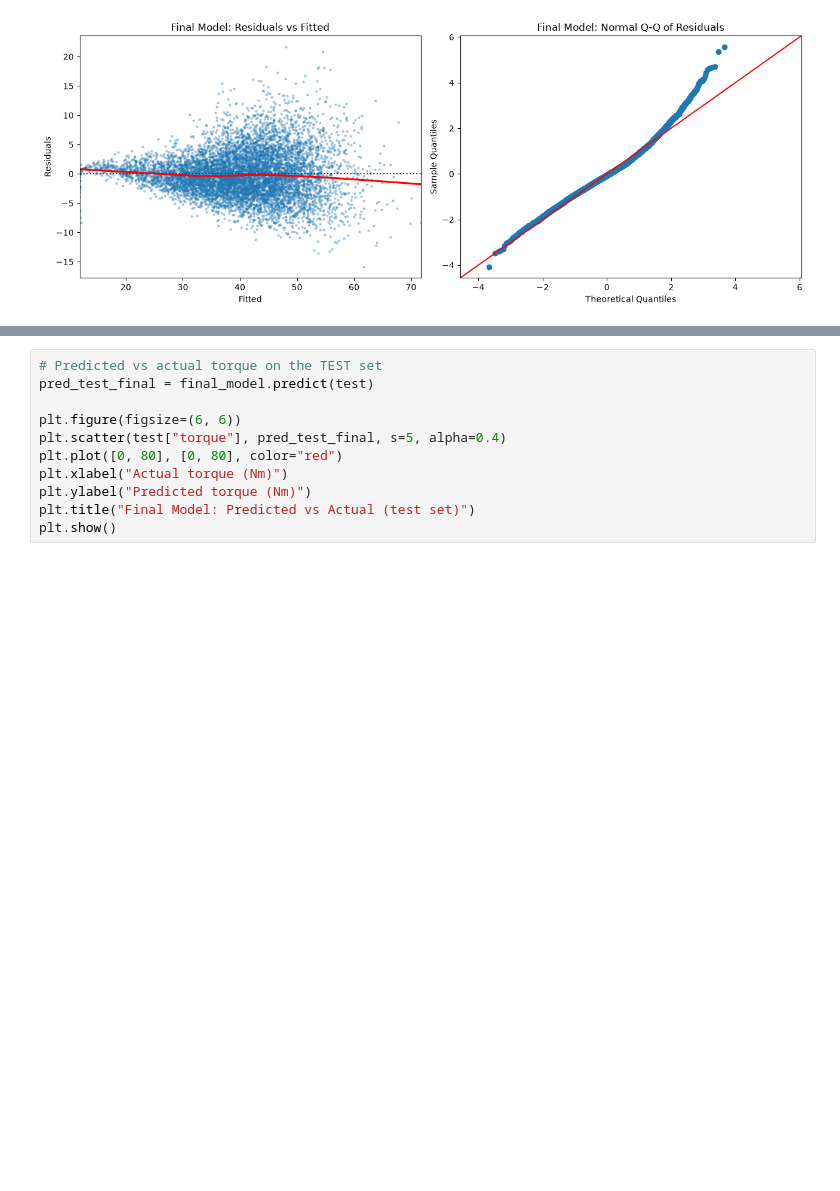
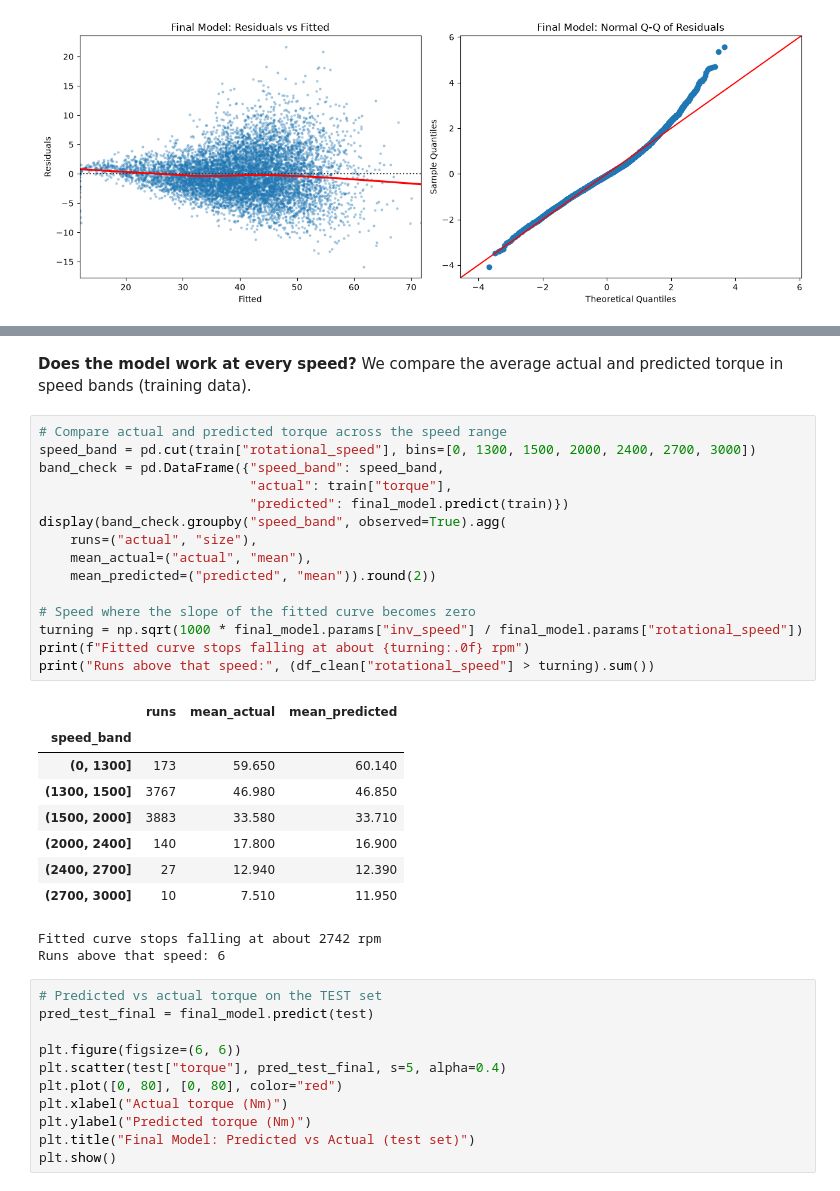
Before and after one commit to DavisenV/Group1-PROG8431-ProblemAnalysis_Workshop_C, a Jupyter notebook: Workshop_C.ipynb, the cells around one changed output, grey strips where cells are left out. Saved outputs shown, nothing was run; the diff lists cells and outputs as text; blank space fills up the shorter version.

```diff
--- a/Workshop_C.ipynb
+++ b/Workshop_C.ipynb
@@ -1557,3 +1574,31 @@ Breusch-Pagan p = 1.28e-150 | residual skew = 0.53
+# %% [markdown]
+**Does the model work at every speed?** We compare the average actual and predicted torque in speed bands (training data).
+# %%
+# Compare actual and predicted torque across the speed range
+speed_band = pd.cut(train["rotational_speed"], bins=[0, 1300, 1500, 2000, 2400, 2700, 3000])
+band_check = pd.DataFrame({"speed_band": speed_band,
+                           "actual": train["torque"],
+                           "predicted": final_model.predict(train)})
+display(band_check.groupby("speed_band", observed=True).agg(
+    runs=("actual", "size"),
+    mean_actual=("actual", "mean"),
+    mean_predicted=("predicted", "mean")).round(2))
+
+# Speed where the slope of the fitted curve becomes zero
+turning = np.sqrt(1000 * final_model.params["inv_speed"] / final_model.params["rotational_speed"])
+print(f"Fitted curve stops falling at about {turning:.0f} rpm")
+print("Runs above that speed:", (df_clean["rotational_speed"] > turning).sum())
+# %% [output]
+|  | runs | mean_actual | mean_predicted |
+| speed_band |  |  |  |
+| (0, 1300] | 173 | 59.650 | 60.140 |
+| (1300, 1500] | 3767 | 46.980 | 46.850 |
+| (1500, 2000] | 3883 | 33.580 | 33.710 |
+| (2000, 2400] | 140 | 17.800 | 16.900 |
+| (2400, 2700] | 27 | 12.940 | 12.390 |
+| (2700, 3000] | 10 | 7.510 | 11.950 |
+Fitted curve stops falling at about 2742 rpm
+Runs above that speed: 6
 # %%
 # Predicted vs actual torque on the TEST set
 pred_test_final = final_model.predict(test)
```
Also changed, not shown: parts of 9 cells of this notebook.
